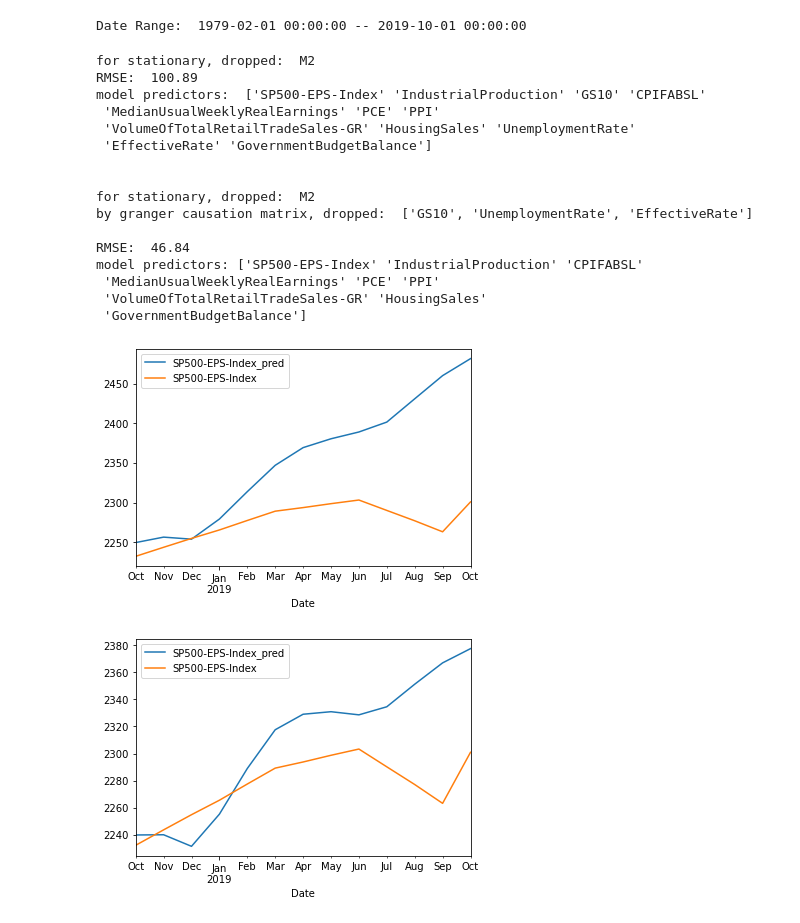
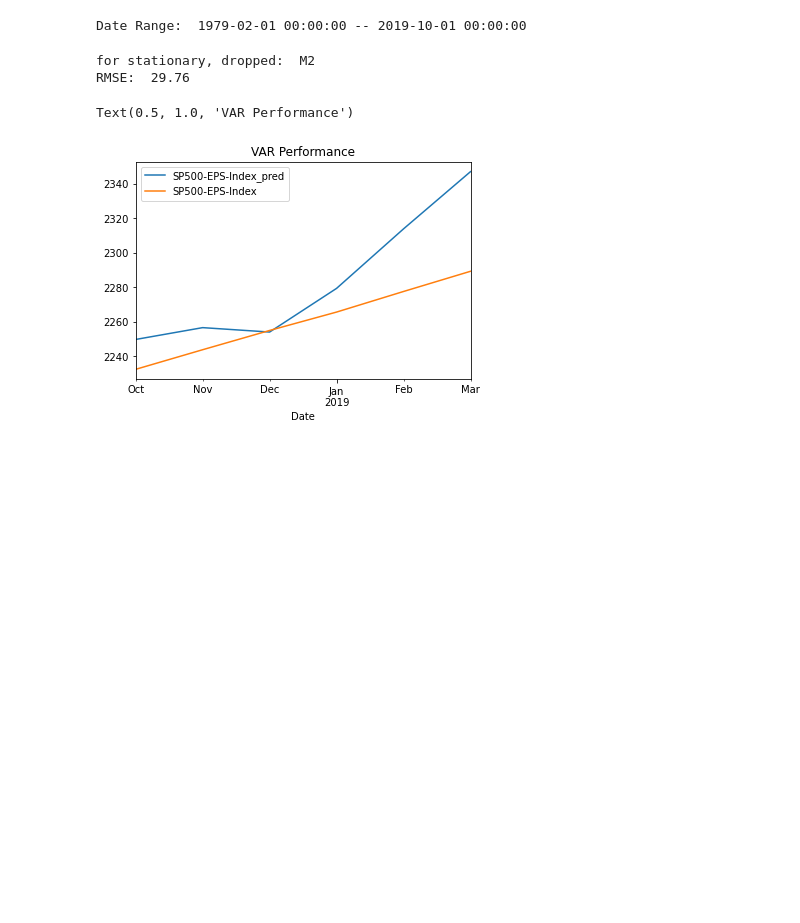
Before and after one commit to chenxd2/DSI-KPMG-Capstone, a Jupyter notebook: Auto_VAR_Class.ipynb, the cells around one changed output. Saved outputs shown, nothing was run; the diff lists cells and outputs as text; code cells hidden in the pictures; blank space fills up the shorter version.

```diff
--- a/Auto_VAR_Class.ipynb
+++ b/Auto_VAR_Class.ipynb
@@ -128,23 +128,28 @@ class AutoVAR():
             dropped_col_names.remove(self.target + '_x')
             dropped_col_names = [i[:-2] for i in dropped_col_names]
 
-            print('by granger causation matrix, dropped: ', dropped_col_names, '\n')
+            while len(dropped_col_names) != 0:
 
-            #Refit and Predict
-            df_train_trans = df_train_trans.drop(dropped_col_names, axis=1)
-            model = api_var(df_train_trans.values)
-            AIC_lst = []
-            for i in range(1, maxlag):
-                result = model.fit(i)
-                AIC_lst.append(result.aic)
-            lags = np.argmin(AIC_lst) + 1
+                print('by granger causation matrix, dropped: ', dropped_col_names, '\n')#Refit and Predict
+                df_train_trans = df_train_trans.drop(dropped_col_names, axis=1)
+                model = api_var(df_train_trans.values)
+                AIC_lst = []
+                for i in range(1, maxlag):
+                    result = model.fit(i)
+                    AIC_lst.append(result.aic)
+                lags = np.argmin(AIC_lst) + 1
+                gc_mat = self.grangers_causation_matrix(df_train_trans, variables = df_train_trans.columns, maxlag = lags)
+                target_idx = gc_mat.columns.get_loc(self.target + '_x')
+                col_idx = (gc_mat.iloc[[target_idx]]>0.05).values[0]
+                dropped_col_names = gc_mat.columns.values[col_idx].tolist()
+                dropped_col_names.remove(self.target + '_x')
+                dropped_col_names = [i[:-2] for i in dropped_col_names]
 
         results = model.fit(maxlags=lags, ic='aic')
-
         self.lag = lags
 
-        df_test_trans = self.data.diff().dropna()[-n:].reindex()
-        data_pred = results.forecast(y=df_train_trans.values[-lags:], steps=n)
+        df_test_trans = self.data.diff().dropna()[test_date_begin-1:test_date_begin+n-1].reindex()
+        data_pred = results.forecast(y=df_train_trans.values[-lags:], steps= n)
         df_forecast = (pd.DataFrame(data_pred, index=df_test.index, columns=df_train_trans.columns + '_pred'))
         self.column_name = df_train_trans.columns.values
 
@@ -168,32 +173,13 @@ var_model.print_date_range()
 Date Range:  1979-02-01 00:00:00 -- 2019-10-01 00:00:00
 # %%
 d = '2018-10-01 00:00:00'
-n = 13
+n = 6
 l = 15
-
 var_model.run(pred_begin_date=d, n=n, maxlag=l, if_gc=False)
-var_model.df_result.plot()
-print('model predictors: ', var_model.column_name, '\n\n')
-
-var_model.run(pred_begin_date=d, n=n, maxlag=l, if_gc=True)
-var_model.df_result.plot()
-print('model predictors:', var_model.column_name, '\n\n')
+ax1 = var_model.df_result.plot()
+ax1.set_title('VAR Performance')
 # %% [output]
 for stationary, dropped:  M2
-RMSE:  100.89
-model predictors:  ['SP500-EPS-Index' 'IndustrialProduction' 'GS10' 'CPIFABSL'
- 'MedianUsualWeeklyRealEarnings' 'PCE' 'PPI'
- 'VolumeOfTotalRetailTradeSales-GR' 'HousingSales' 'UnemploymentRate'
- 'EffectiveRate' 'GovernmentBudgetBalance']
-
-
-for stationary, dropped:  M2
-by granger causation matrix, dropped:  ['GS10', 'UnemploymentRate', 'EffectiveRate']
-
-RMSE:  46.84
-model predictors: ['SP500-EPS-Index' 'IndustrialProduction' 'CPIFABSL'
- 'MedianUsualWeeklyRealEarnings' 'PCE' 'PPI'
- 'VolumeOfTotalRetailTradeSales-GR' 'HousingSales'
- 'GovernmentBudgetBalance']
+RMSE:  29.76
+Text(0.5, 1.0, 'VAR Performance')
-[figure, old version]
+[figure, new version]
-[figure, removed]
```
Also changed, not shown: parts of 2 cells of this notebook.
